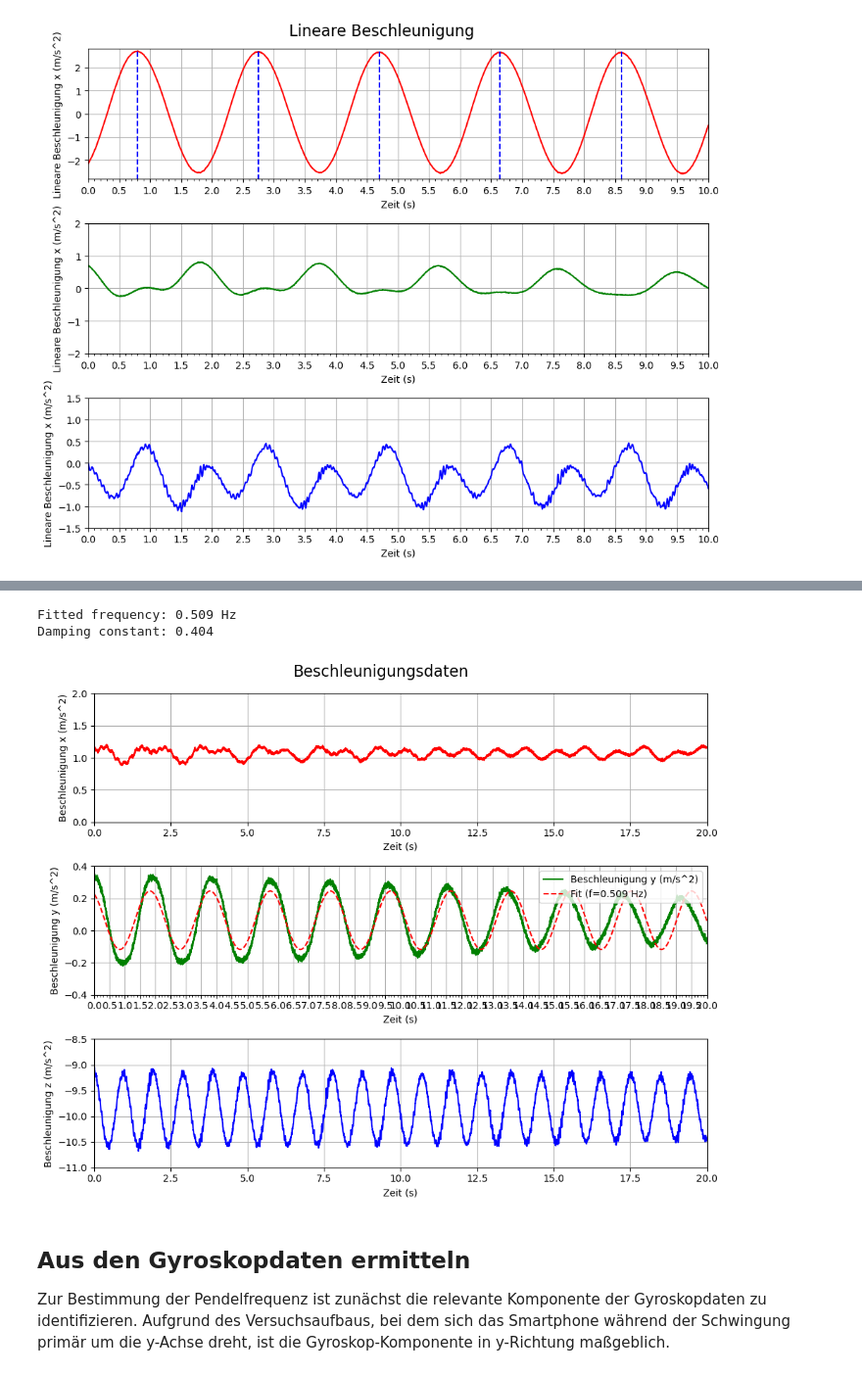
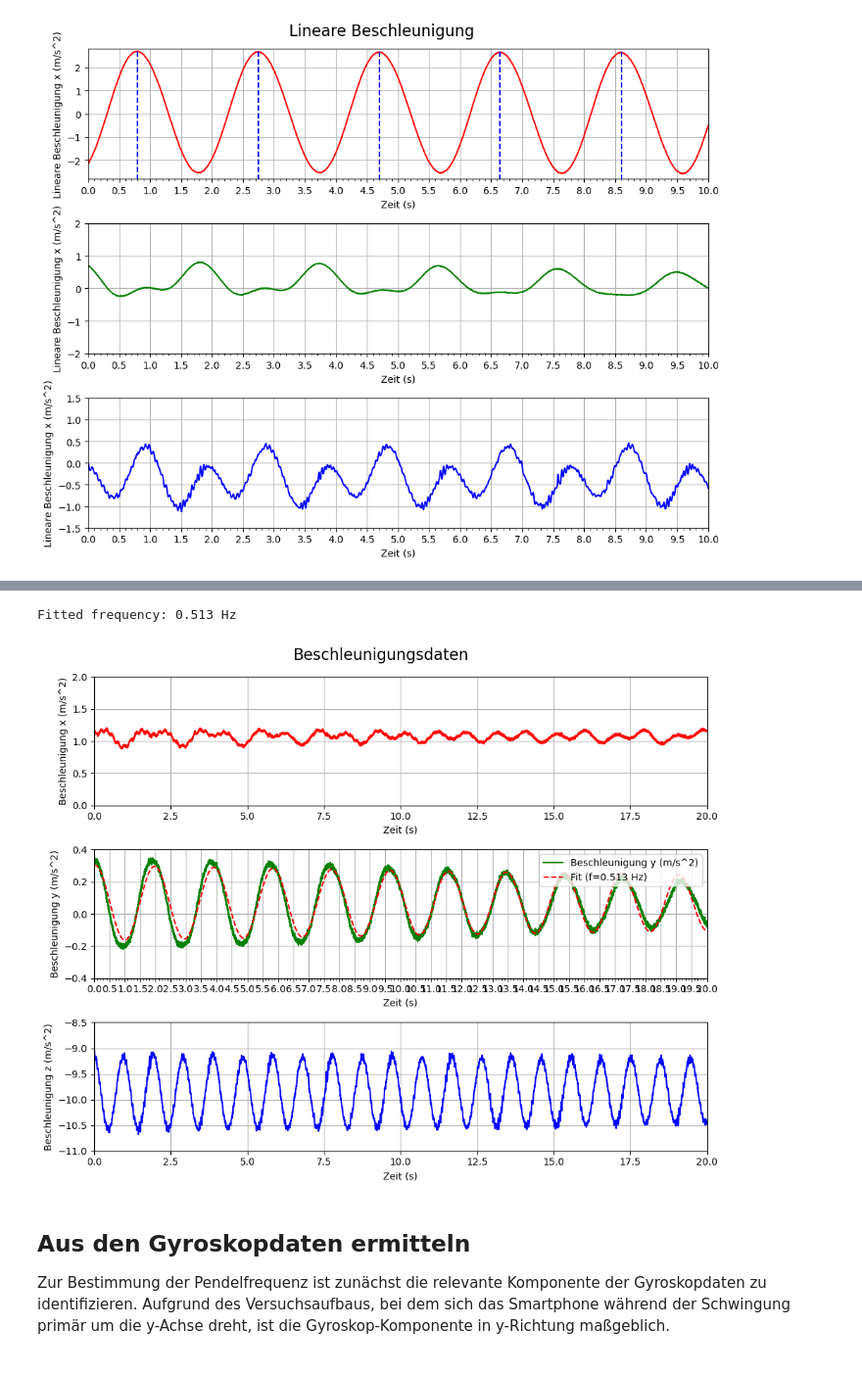
Before and after one commit to fynn-l-k/Grundpraktikum-1, a Jupyter notebook: Versuch_H1/H1.ipynb, the cells around one changed output, grey strips where cells are left out. Shown at 98% size. Drawn from its saved outputs; the diff is of its cells as text; code cells hidden in the pictures.

Commit message:
3te Frequenzbestimmungsmethode hinzugefügt

```diff
--- a/Versuch_H1/H1.ipynb
+++ b/Versuch_H1/H1.ipynb
@@ -266,52 +269,54 @@ axs[1].set_xlim(0, end_time)
 axs[1].set_ylim(-0.4, 0.4)
 axs[1].grid()
 
-def sinfunc(t, A, w, p, g, c1, c2, ):  return A * np.sin(w*t + p) * (np.exp(-g*t) - c1) + c2
+def sinfunc(t, A, w, p, g, _lambda, c2):
+    return A * np.exp(-_lambda*t) * np.sin(np.exp(-g*t)*w*t + p) + c2
 
 # Initial parameters based on data analysis
+# Somehow the curve will fit better if we add another damping constant
 p0 = [
     0.4,          # A: amplitude
-    2*np.pi*0.5,  # w: frequency from previous analysis
+    2*np.pi*0.5,  # w: starting frequency
     0,            # p: phase shift
-    0.8,          # g: damping constant
-    0,            # c1: offset
-    0,            # c2: offset
+    0.002,         # g: damping constant for frequency
+    0.04,         # lambda: damping constant for amplitude
+    0,            # c2: vertical offset
 ]
 
 mask = df['Zeit_Angepasst'] <= end_time
 t_fit = df['Zeit_Angepasst'][mask]
 y_fit = df['Acceleration y (m/s^2)'][mask] + 0.04
 
 popt, pcov = scipy.optimize.curve_fit(sinfunc, t_fit, y_fit, p0=p0)
-A, w, p, g, c1, c2 = popt
+A, w, p, g, _lambda, c2 = popt
 f = w/(2.*np.pi)
-print(f"Fitted frequency: {f:.3f} Hz")
-print(f"Damping constant: {g:.3f}")
+print(f"Erhaltene Frequenz: {f:.3f} Hz")
+#print(f"Dämpfungskonstante: {g}") => -0.0011682543226750118
+#print(f"Dämpfungskonstante: {_lambda}") => 0.01491478347667464
 
 t_smooth = np.linspace(0, end_time, 1000)
 fit_smooth = sinfunc(t_smooth, *popt)
 axs[1].plot(t_smooth, fit_smooth, 'r--', label=f'Fit (f={f:.3f} Hz)')
 axs[1].legend(loc='upper right')
 
 
 
 
 axs[2].plot(df['Zeit_Angepasst'], df['Acceleration z (m/s^2)'], label='Beschleunigung z (m/s^2)', color='b')
 axs[2].set_ylabel('Beschleunigung z (m/s^2)')
 axs[2].set_xlabel('Zeit (s)')
 axs[2].set_xlim(0, end_time)  # Entspricht 20.3 bis 50.3 in den Originaldaten
 axs[2].set_ylim(-11, -8.5)
 axs[2].grid()
 axs[1].xaxis.set_major_locator(plt.MultipleLocator(0.5))
 axs[1].xaxis.set_minor_locator(plt.MultipleLocator(0.1))
 
 
 plt.tight_layout()
 plt.show()
 # %% [output]
-Fitted frequency: 0.509 Hz
-Damping constant: 0.404
+Fitted frequency: 0.513 Hz
-[figure, old version]
+[figure, new version]
 # %% [markdown]
 ## Aus den Gyroskopdaten ermitteln
 Zur Bestimmung der Pendelfrequenz ist zunächst die relevante Komponente der Gyroskopdaten zu identifizieren. Aufgrund des Versuchsaufbaus, bei dem sich das Smartphone während der Schwingung primär um die y-Achse dreht, ist die Gyroskop-Komponente in y-Richtung maßgeblich.
```
Also changed, not shown: parts of 2 cells of this notebook.
